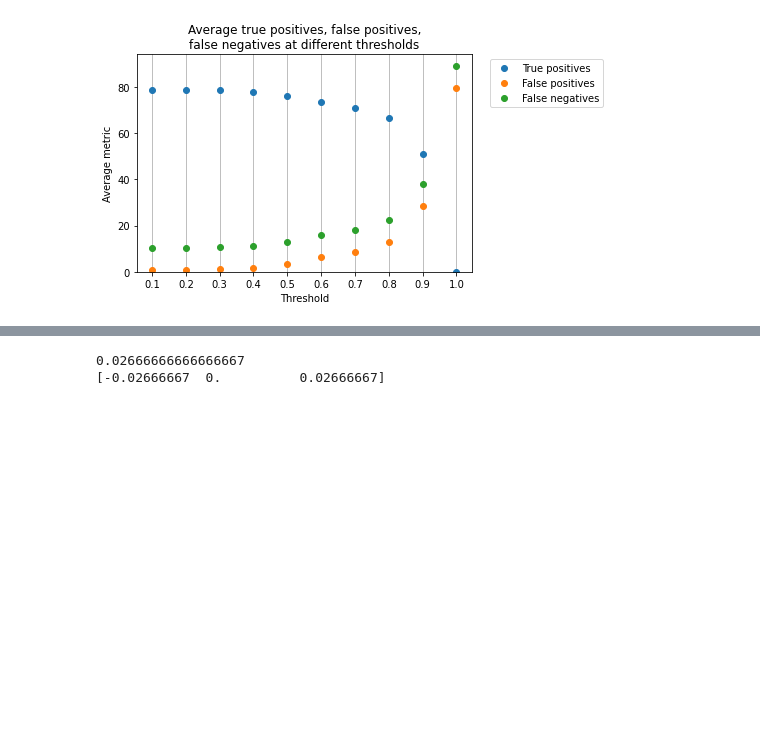
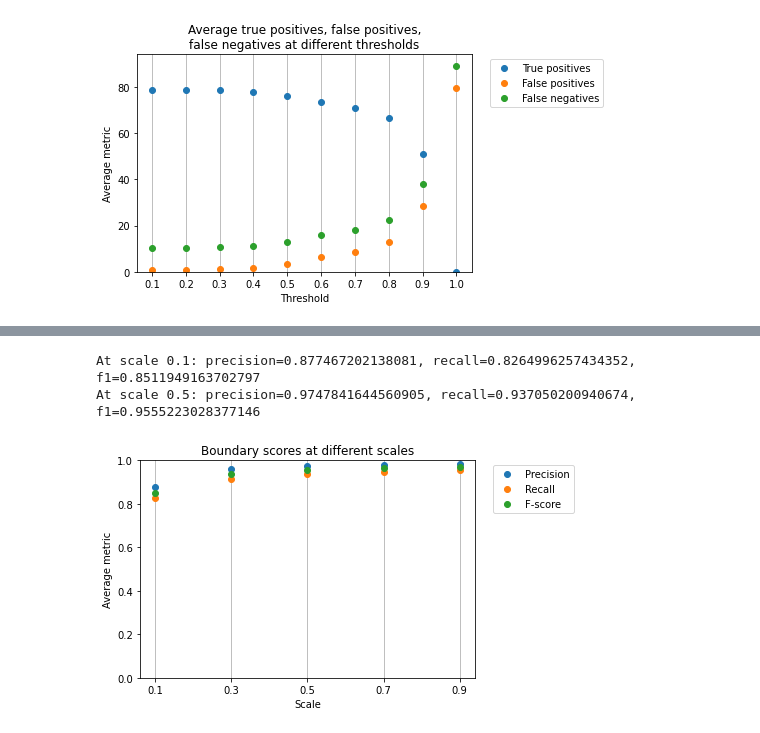
Before and after one commit to rzuberi/cell-SCT, a Jupyter notebook: segmentation/seg_model_evaluation.ipynb, the cells around one changed output, grey strips where cells are left out. Saved outputs shown, nothing was run; the diff lists cells and outputs as text; code cells hidden in the pictures; blank space fills up the shorter version.

```diff
--- a/segmentation/seg_model_evaluation.ipynb
+++ b/segmentation/seg_model_evaluation.ipynb
@@ -107,19 +106,0 @@ display_average_precision_comparison(model_results)
-# %%
-num_bars = 3
-space = [-0.04,0.04]
-
-total_width = space[1]-space[0]
-width = total_width/num_bars
-print(width)
-left = 0
-right = width
-bar_centers = [] #to minus with space[0] and to return
-for i in range(num_bars):
-    bar_centers.append((right-left)/2+left)
-    left += width
-    right += width
-bar_centers = np.array(bar_centers)+space[0]
-print(bar_centers)
-# %% [output]
-0.02666666666666667
-[-0.02666667  0.          0.02666667]
@@ -139,0 +107,13 @@ print(avg_precision)
+# %%
+#Get the boundary scores at different scales
+scores = get_average_boundary_scores(test_labels,predictions)
+print('At scale 0.1: precision={}, recall={}, f1={}'.format(scores[0][0],scores[0][1],scores[0][2]))
+print('At scale 0.5: precision={}, recall={}, f1={}'.format(scores[1][0],scores[1][1],scores[1][2]))
+# %% [output]
+At scale 0.1: precision=0.877467202138081, recall=0.8264996257434352, f1=0.8511949163702797
+At scale 0.5: precision=0.9747841644560905, recall=0.937050200940674, f1=0.9555223028377146
+# %%
+#Display the boundary scores at different scales in a scatter plot
+display_average_boundary_scores(test_labels, predictions)
+# %% [output]
+[figure, added]
```
Also changed, not shown: parts of 10 cells of this notebook, 2 other files.
